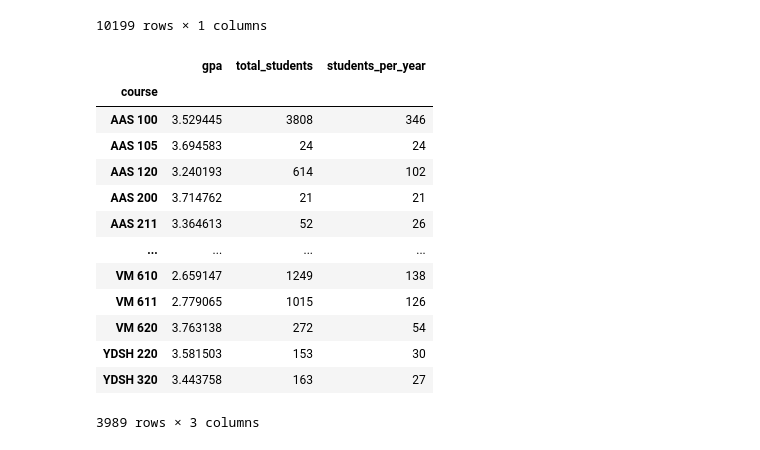
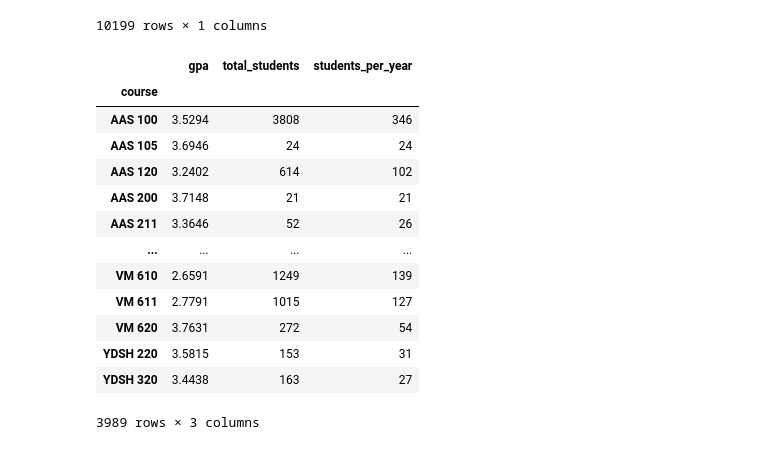
Before and after one commit to JavierMNieto/uiuc-scheduler, a Jupyter notebook: data/scripts/Catalog Cleaning.ipynb, the cells around one changed output. Saved outputs shown, nothing was run; the diff lists cells and outputs as text; code cells hidden in the pictures.

Commit message:
update course data cleaning

```diff
--- a/data/scripts/Catalog Cleaning.ipynb
+++ b/data/scripts/Catalog Cleaning.ipynb
@@ -1,8 +0,0 @@
-# %%
-from pathlib import Path
-import pandas as pd
-import numpy as np
-import json
-pd.set_option('display.max_columns', None)
-pd.set_option('display.expand_frame_repr', False)
-pd.set_option('max_colwidth', None)
@@ -336,23 +317,25 @@ df_course_semesters
 10199 rows × 1 columns
 # %%
 df_course_gpas = df_gpa.groupby("course").agg({"gpa": "mean", "total_students": "sum", "year": "nunique"})
-df_course_gpas["students_per_year"] = (df_course_gpas["total_students"]/df_course_gpas["year"]).astype(int)
-df_course_gpas.drop(columns="year", inplace=True)
+df_course_gpas["students_per_year"] = df_course_gpas["total_students"]/df_course_gpas["year"]
+df_course_gpas = df_course_gpas.drop(columns="year").round({"gpa": 4, "students_per_year": 0, "total_students": 0})
+df_course_gpas["students_per_year"] = df_course_gpas["students_per_year"].astype(int)
+df_course_gpas["total_students"] = df_course_gpas["total_students"].astype(int)
 df_course_gpas
 # %% [output]
 |  | gpa | total_students | students_per_year |
 | course |  |  |  |
-| AAS 100 | 3.529445 | 3808 | 346 |
-| AAS 105 | 3.694583 | 24 | 24 |
-| AAS 120 | 3.240193 | 614 | 102 |
-| AAS 200 | 3.714762 | 21 | 21 |
-| AAS 211 | 3.364613 | 52 | 26 |
+| AAS 100 | 3.5294 | 3808 | 346 |
+| AAS 105 | 3.6946 | 24 | 24 |
+| AAS 120 | 3.2402 | 614 | 102 |
+| AAS 200 | 3.7148 | 21 | 21 |
+| AAS 211 | 3.3646 | 52 | 26 |
 | ... | ... | ... | ... |
-| VM 610 | 2.659147 | 1249 | 138 |
-| VM 611 | 2.779065 | 1015 | 126 |
-| VM 620 | 3.763138 | 272 | 54 |
-| YDSH 220 | 3.581503 | 153 | 30 |
-| YDSH 320 | 3.443758 | 163 | 27 |
+| VM 610 | 2.6591 | 1249 | 139 |
+| VM 611 | 2.7791 | 1015 | 127 |
+| VM 620 | 3.7631 | 272 | 54 |
+| YDSH 220 | 3.5815 | 153 | 31 |
+| YDSH 320 | 3.4438 | 163 | 27 |
 3989 rows × 3 columns
 # %%
 df_course_info = df_course_info.drop(columns=["year", "term"]).merge(df_course_gpas, how="left", on="course").merge(df_course_semesters, how="left", on="course")
```
Also changed, not shown: parts of 14 cells of this notebook, 4 other files.
